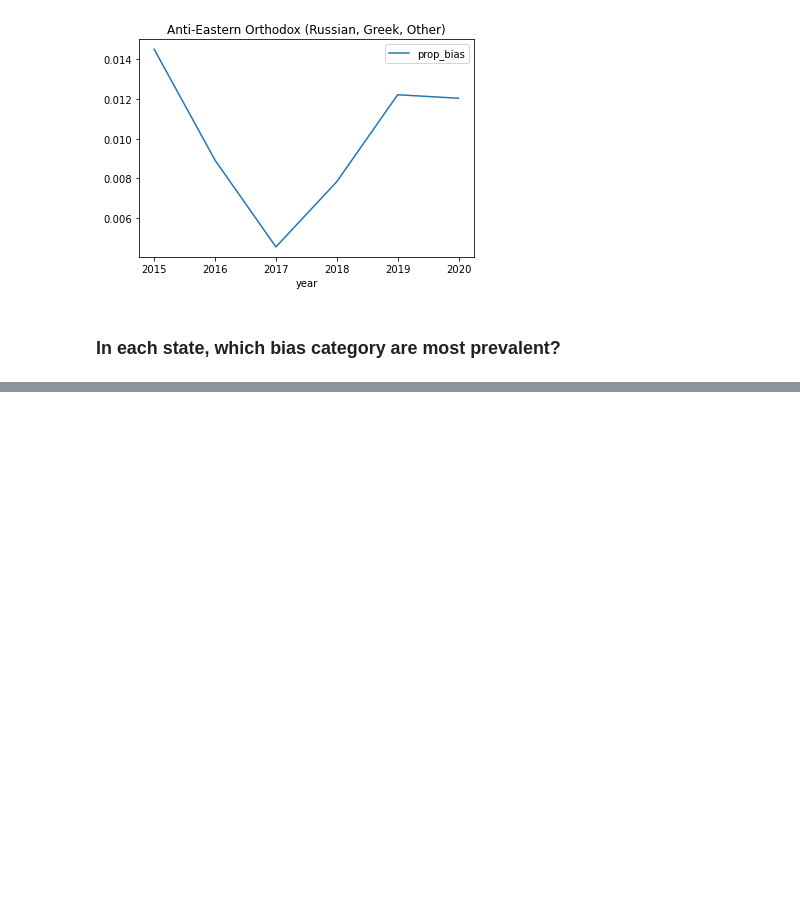
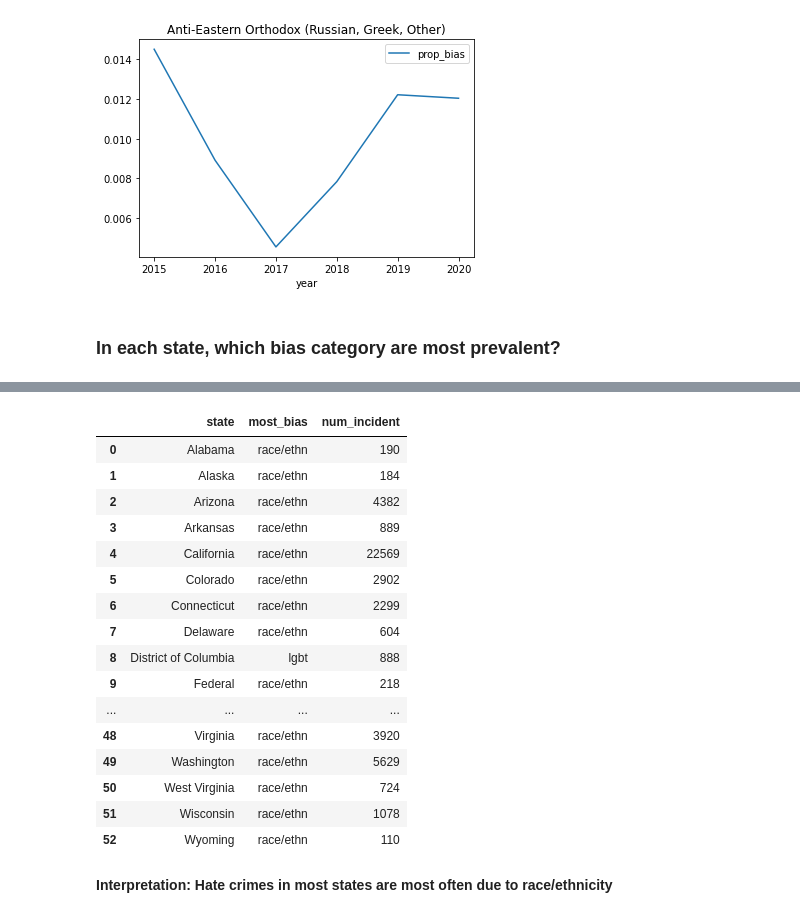
Before and after one commit to shraddha1803/STA_141B_Project, a Jupyter notebook: analysis/explore_hatecrime.ipynb, the cells around one changed output, grey strips where cells are left out. Saved outputs shown, nothing was run; the diff lists cells and outputs as text; code cells hidden in the pictures; blank space fills up the shorter version.

Commit message:
more analysis on states

```diff
--- a/analysis/explore_hatecrime.ipynb
+++ b/analysis/explore_hatecrime.ipynb
@@ -256,3 +256,10 @@ for race in bias_cat_dic["race/ethn"]:
 [figure]
 # %% [markdown]
 ### In each state, which bias category are most prevalent?
+# %%
+# total incidence since 1990s of each bias category of each state
+state_hc = pd.DataFrame(hc.groupby(["state_name", "bias_cat"])["incident_id"].count())
+state_hc.reset_index(inplace = True)
+state_hc.columns = ["state_name", "bias_cat", "num_bias_incident"]
+state_hc["prop_bias"] = state_hc["num_bias_incident"]/state_hc.groupby("state_name")["num_bias_incident"].transform("sum")
+state_hc
@@ -258,0 +280,33 @@ for race in bias_cat_dic["race/ethn"]:
+# %%
+states = [state[0] for state in hc.groupby("state_name")["state_name"]]
+state_bias = []
+most_bias = []
+num_incident =[]
+for state in states:
+    state_df = state_hc[state_hc["state_name"] == state]
+    max_num_incident = state_df["num_bias_incident"].max()
+    most_bias = list(state_df[state_df["num_bias_incident"] == max_num_incident]["bias_cat"])[0]
+    state_bias.append([state, most_bias, max_num_incident])
+
+state_bias = pd.DataFrame(state_bias, columns = ["state", "most_bias", "num_incident"])
+state_bias
+# %% [output]
+|  | state | most_bias | num_incident |
+| 0 | Alabama | race/ethn | 190 |
+| 1 | Alaska | race/ethn | 184 |
+| 2 | Arizona | race/ethn | 4382 |
+| 3 | Arkansas | race/ethn | 889 |
+| 4 | California | race/ethn | 22569 |
+| 5 | Colorado | race/ethn | 2902 |
+| 6 | Connecticut | race/ethn | 2299 |
+| 7 | Delaware | race/ethn | 604 |
+| 8 | District of Columbia | lgbt | 888 |
+| 9 | Federal | race/ethn | 218 |
+| ... | ... | ... | ... |
+| 48 | Virginia | race/ethn | 3920 |
+| 49 | Washington | race/ethn | 5629 |
+| 50 | West Virginia | race/ethn | 724 |
+| 51 | Wisconsin | race/ethn | 1078 |
+| 52 | Wyoming | race/ethn | 110 |
+# %% [markdown]
+**Interpretation: Hate crimes in most states are most often due to race/ethnicity**
```
Also changed, not shown: parts of 1 cell of this notebook.
